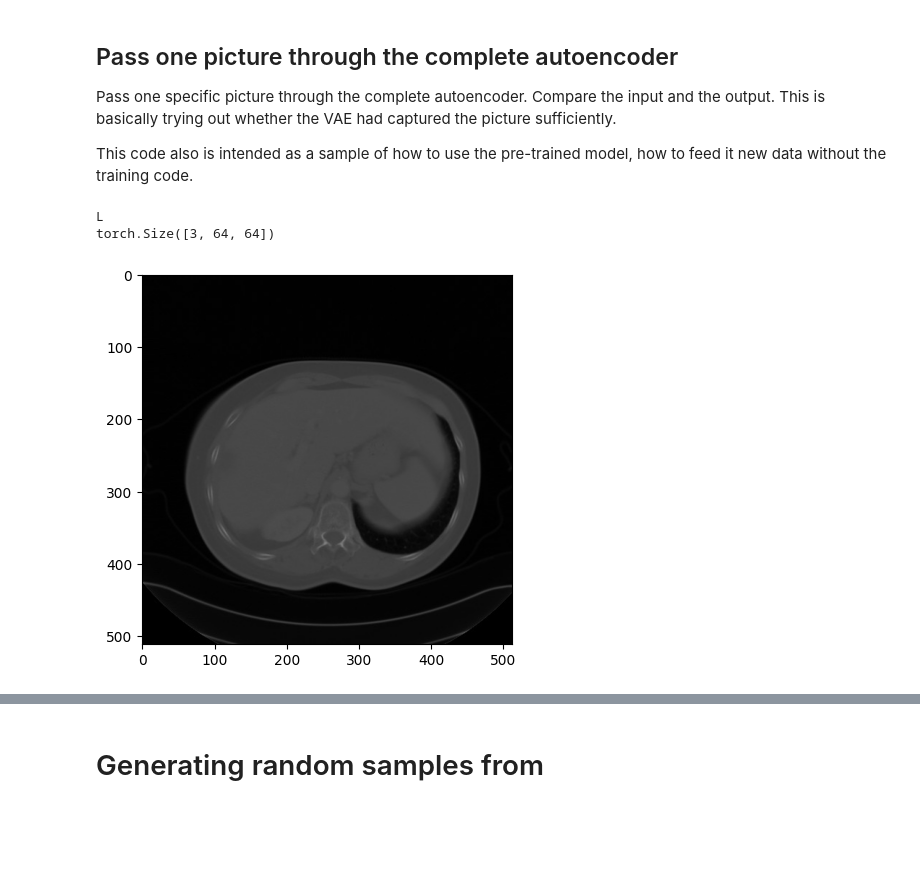
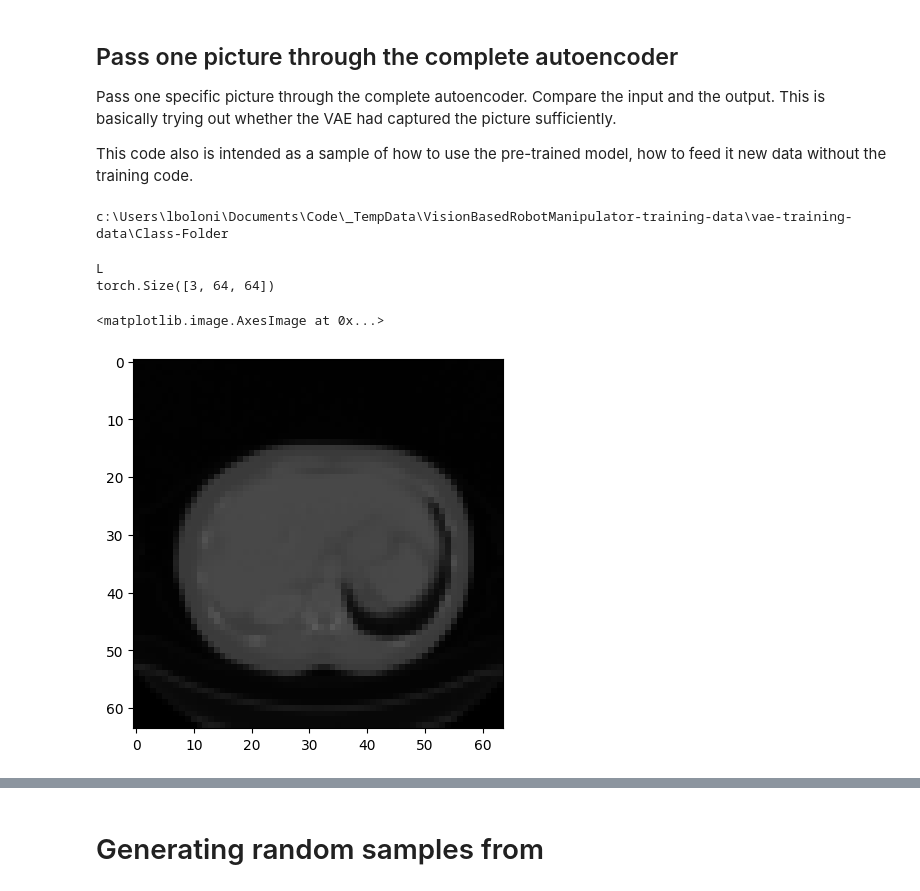
Before and after one commit to Sahara-Sheik/Robotic-Vision, a Jupyter notebook: src/encoding_conv_vae/Experiment-Conv-VAE.ipynb, the cells around one changed output, grey strips where cells are left out. Drawn from its saved outputs; the diff is of its cells as text; code cells hidden in the pictures; blank space fills up the shorter version.

Commit message:
Progress on the implementation of the VAE-based encoder

```diff
--- a/src/encoding_conv_vae/Experiment-Conv-VAE.ipynb
+++ b/src/encoding_conv_vae/Experiment-Conv-VAE.ipynb
@@ -216,9 +217,11 @@ import torchvision.transforms as transforms
 # This is just a randomly chosen image from the training data.
 
 directory = pathlib.Path(Config().values["conv_vae"]["training_data_dir"], "Class-Folder")
-
+print(directory)
 files = list(directory.glob('*.jpg'))
 picture_name = pathlib.Path(directory, files[11])
+# %% [output]
+c:\Users\lboloni\Documents\Code\_TempData\VisionBasedRobotManipulator-training-data\vae-training-data\Class-Folder
 # %%
 
 
@@ -230,35 +233,36 @@ plt.imshow(image)
 
 print(image.mode)
 # at least for the medical image, this is in 16 bit unsigned integer
 #
 image = image.convert("RGB")
 
 plt.imshow(image)
 
 # Define a transform pipeline (e.g., converting to tensor)
 # transform = transforms.ToTensor()
 image_size = 64
 
 transform = transforms.Compose([
     transforms.Resize(image_size),
     transforms.CenterCrop(image_size),
     transforms.ToTensor(),
 ])
 
 
 # Apply the transform
 image_tensor = transform(image)
 
 # Display some information about the image tensor
 print(image_tensor.shape)  # e.g., torch.Size([3, H, W])
 
 # Convert the tensor to a format suitable for matplotlib (from [C, H, W] to [H, W, C])
 image_tensor_for_pic = image_tensor.permute(1, 2, 0)
-#plt.imshow(image_tensor_for_pic)
+plt.imshow(image_tensor_for_pic)
 # %% [output]
 L
 torch.Size([3, 64, 64])
+<matplotlib.image.AxesImage at 0x...>
-[figure, old version]
+[figure, new version]
 # %%
 
 # Add a batch dimension: shape becomes [1, 3, 224, 224]
```
Also changed, not shown: parts of 7 cells of this notebook, 8 other files.
